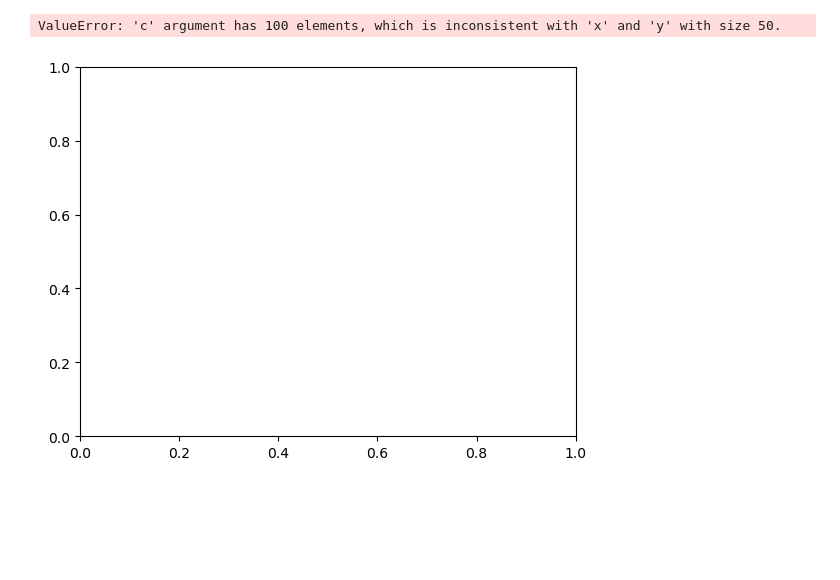
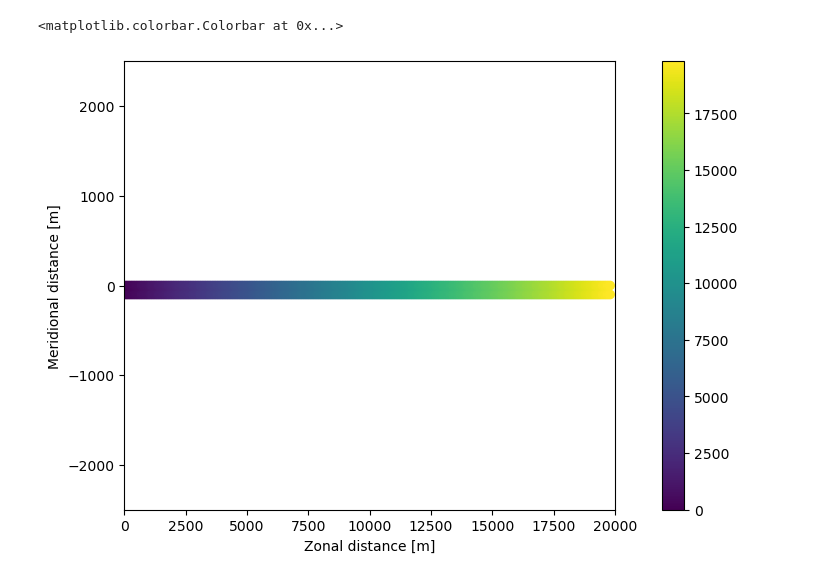
Before and after one commit to fanqi203/plasticparcels, a Jupyter notebook: docs/examples/create_idealised_data.ipynb, the cells around one changed output. Saved outputs shown, nothing was run; the diff lists cells and outputs as text; code cells hidden in the pictures; blank space fills up the shorter version.

```diff
--- a/docs/examples/create_idealised_data.ipynb
+++ b/docs/examples/create_idealised_data.ipynb
@@ -341,0 +328,15 @@ kernels.pop(2)
+# %%
+fig = plt.figure(figsize=(7, 5), constrained_layout=True)
+ax = fig.add_subplot()
+
+ax.set_ylabel("Meridional distance [m]")
+ax.set_xlabel("Zonal distance [m]")
+ax.set_xlim(0, 2e4)
+ax.set_ylim(-2500, 2500)
+
+
+cb = ax.scatter(pset.lon, pset.lat, c=X.flatten())
+plt.colorbar(cb)
+# %% [output]
+<matplotlib.colorbar.Colorbar at 0x...>
+[figure, added]
@@ -344,6 +360,0 @@ pset.execute(kernels, runtime = timedelta(days=10), dt = timedelta(minutes=5))
-# %%
-cb = plt.scatter(pset.lon, pset.lat, c=lons.flatten())
-plt.colorbar(cb)
-# %% [output]
-ValueError: 'c' argument has 100 elements, which is inconsistent with 'x' and 'y' with size 50.
-[figure, removed]
```
Also changed, not shown: parts of 16 cells of this notebook.
